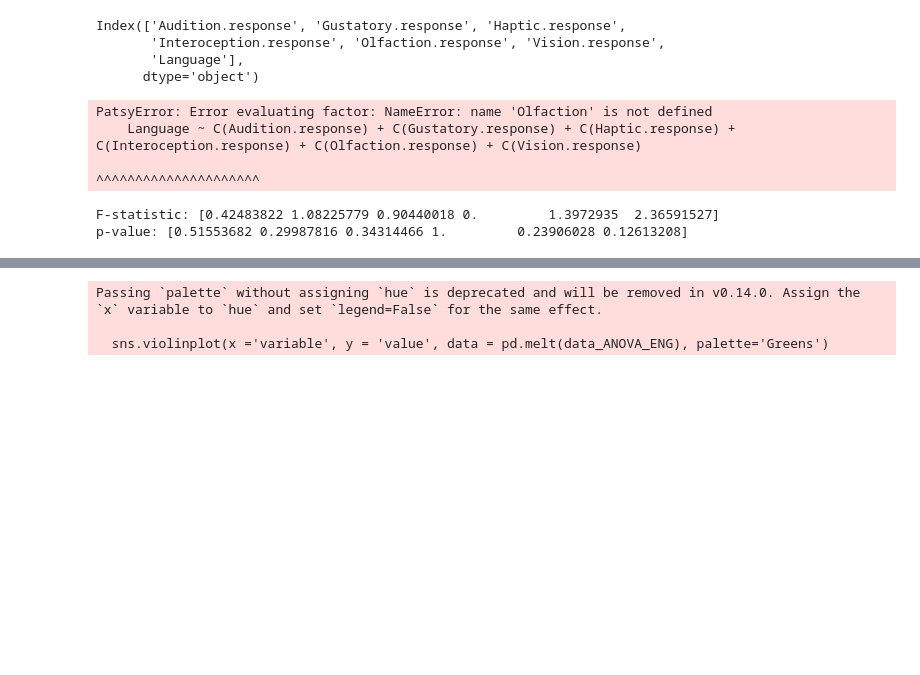
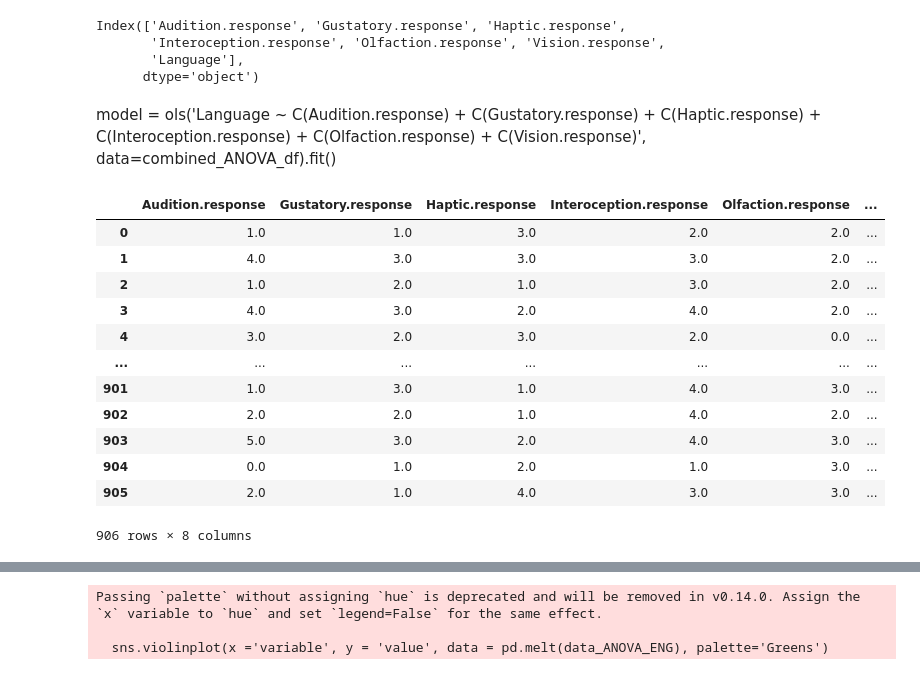
Before and after one commit to soniasola00/SpanLancasterNorm, a Jupyter notebook: Sonia3.ipynb, the cells around one changed output, grey strips where cells are left out. Saved outputs shown, nothing was run; the diff lists cells and outputs as text; code cells hidden in the pictures; blank space fills up the shorter version.

Commit message:
Add files via upload
anova working (score ~ language * sensory modalities)

```diff
--- a/Sonia3.ipynb
+++ b/Sonia3.ipynb
@@ -984,18 +985,58 @@ Index(['Audition.response', 'Gustatory.response', 'Haptic.response',
        'Interoception.response', 'Olfaction.response', 'Vision.response',
        'Language'],
       dtype='object')
-# %%
-model = ols('Language ~ C(Audition.response) + C(Gustatory.response) + C(Haptic.response) + C(Interoception.response) + C(Olfaction.response) + C(Vision.response)', data=combined_ANOVA_df).fit()
-# %% [output]
-PatsyError: Error evaluating factor: NameError: name 'Olfaction' is not defined
-    Language ~ C(Audition.response) + C(Gustatory.response) + C(Haptic.response) + C(Interoception.response) + C(Olfaction.response) + C(Vision.response)
-                                                                                                               ^^^^^^^^^^^^^^^^^^^^^
-# %%
-#ANOVA
-f_statistic, p_value = stats.f_oneway(output_ENG, output_SPAN)
-# Print the results
-print("F-statistic:", f_statistic)
-print("p-value:", p_value)
-# %% [output]
-F-statistic: [0.42483822 1.08225779 0.90440018 0.         1.3972935  2.36591527]
-p-value: [0.51553682 0.29987816 0.34314466 1.         0.23906028 0.12613208]
+# %% [markdown]
+model = ols('Language ~ C(Audition.response) + C(Gustatory.response) + C(Haptic.response) + C(Interoception.response) + C(Olfaction.response) + C(Vision.response)', data=combined_ANOVA_df).fit()
+# %%
+# create a new dataframe for the haptic subset
+ANOVA_sensory_mod_aud = pd.DataFrame(combined_ANOVA_df)
+# set it to a new coumn called 'mixed'
+ANOVA_sensory_mod_aud['Sensory'] = 'Audition'
+
+# create a new dataframe for the haptic subset
+ANOVA_sensory_mod_gus = pd.DataFrame(combined_ANOVA_df)
+# set it to a new coumn called 'mixed'
+ANOVA_sensory_mod_gus['Sensory'] = 'Gustation'
+
+# create a new dataframe for the haptic subset
+ANOVA_sensory_mod_hap= pd.DataFrame(combined_ANOVA_df)
+# set it to a new coumn called 'mixed'
+ANOVA_sensory_mod_hap['Sensory'] = 'Haptic'
+
+# create a new dataframe for the haptic subset
+ANOVA_sensory_mod_int= pd.DataFrame(combined_ANOVA_df)
+# set it to a new coumn called 'mixed'
+ANOVA_sensory_mod_int['Sensory'] = 'Interoception'
+
+# create a new dataframe for the haptic subset
+ANOVA_sensory_mod_olf = pd.DataFrame(combined_ANOVA_df)
+# set it to a new coumn called 'mixed'
+ANOVA_sensory_mod_olf['Sensory'] = 'Olfaction'
+
+# create a new dataframe for the haptic subset
+ANOVA_sensory_mod_vis= pd.DataFrame(combined_ANOVA_df)
+# set it to a new coumn called 'mixed'
+ANOVA_sensory_mod_vis['Sensory'] = 'Vision'
+
+# use the .concat function to combine the visual and haptic dataframes together to make 1 single new column
+ANOVA_sensory_mod = pd.concat([ANOVA_sensory_mod_aud,
+                               ANOVA_sensory_mod_gus,
+                               ANOVA_sensory_mod_hap,
+                               ANOVA_sensory_mod_int,
+                               ANOVA_sensory_mod_olf,
+                               ANOVA_sensory_mod_vis], ignore_index=True)
+ANOVA_sensory_mod
+# %% [output]
+|  | Audition.response | Gustatory.response | Haptic.response | Interoception.response | Olfaction.response | ... |
+| 0 | 1.0 | 1.0 | 3.0 | 2.0 | 2.0 | ... |
+| 1 | 4.0 | 3.0 | 3.0 | 3.0 | 2.0 | ... |
+| 2 | 1.0 | 2.0 | 1.0 | 3.0 | 2.0 | ... |
+| 3 | 4.0 | 3.0 | 2.0 | 4.0 | 2.0 | ... |
+| 4 | 3.0 | 2.0 | 3.0 | 2.0 | 0.0 | ... |
+| ... | ... | ... | ... | ... | ... | ... |
+| 901 | 1.0 | 3.0 | 1.0 | 4.0 | 3.0 | ... |
+| 902 | 2.0 | 2.0 | 1.0 | 4.0 | 2.0 | ... |
+| 903 | 5.0 | 3.0 | 2.0 | 4.0 | 3.0 | ... |
+| 904 | 0.0 | 1.0 | 2.0 | 1.0 | 3.0 | ... |
+| 905 | 2.0 | 1.0 | 4.0 | 3.0 | 3.0 | ... |
+906 rows × 8 columns
```
Also changed, not shown: parts of 6 cells of this notebook.
